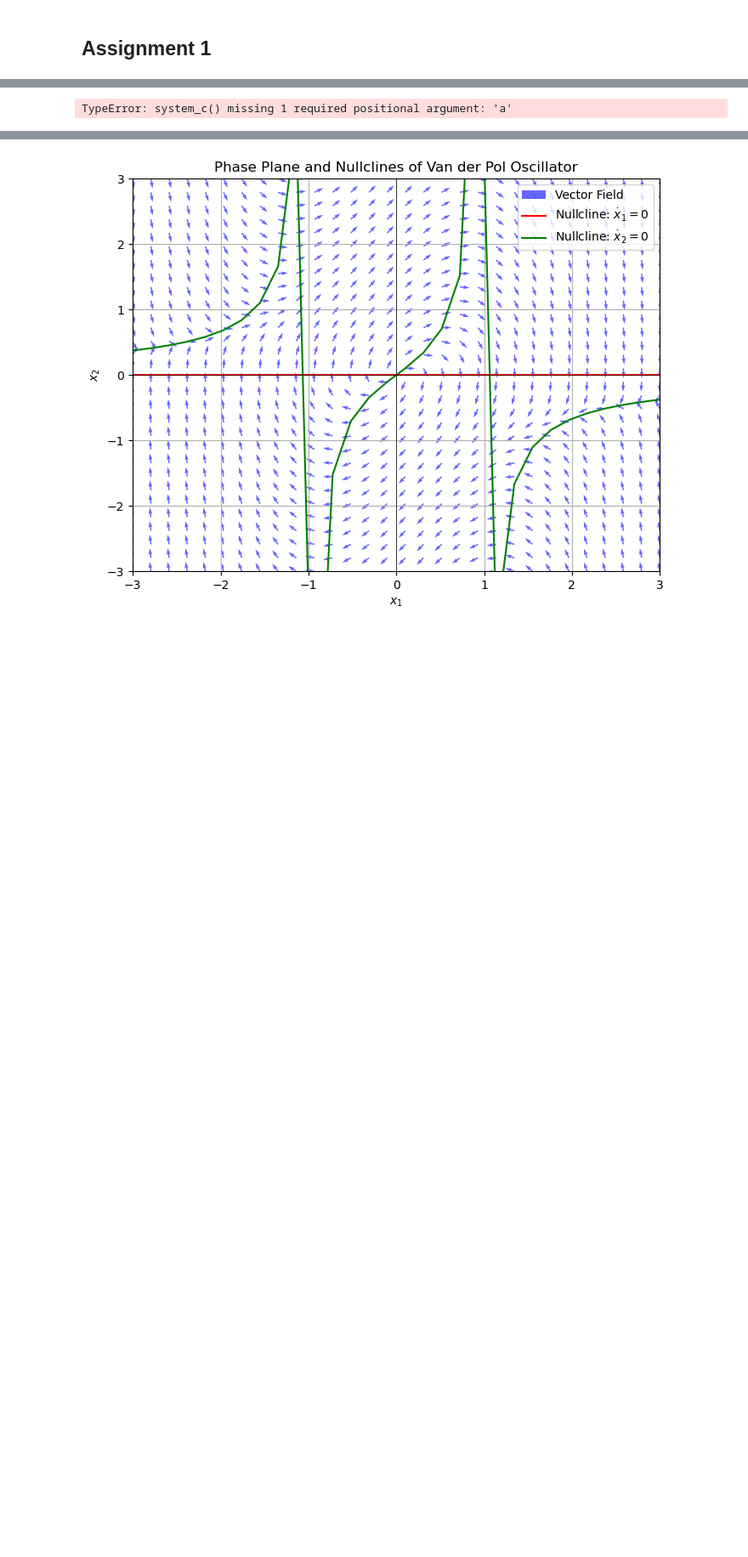
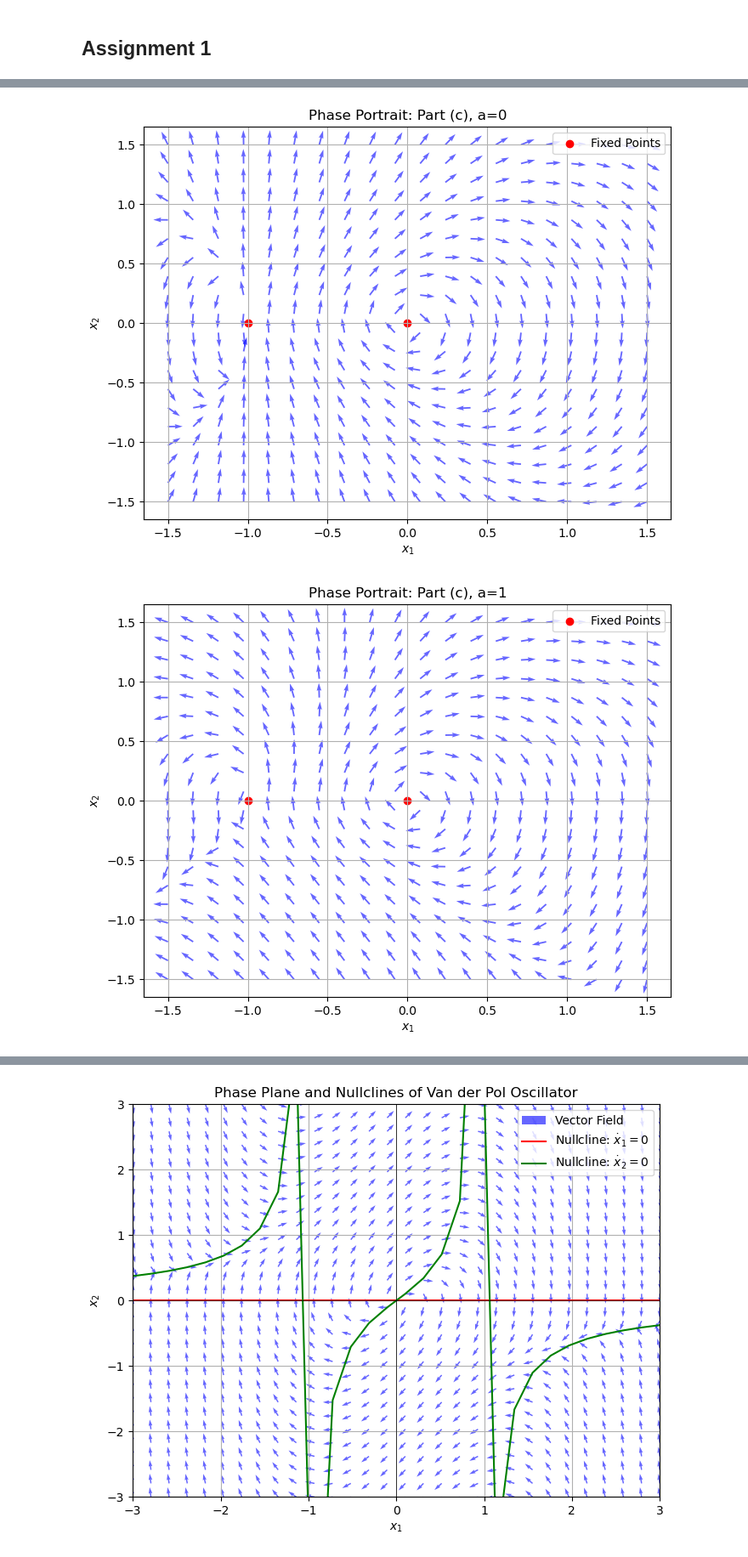
Before and after one commit to EvaMare/Computational-Neuroscience, a Jupyter notebook: Assignment 2.ipynb, the cells around one changed output, grey strips where cells are left out. Shown at 85% size. Drawn from its saved outputs; the diff is of its cells as text; code cells hidden in the pictures; blank space fills up the shorter version.

```diff
--- a/Assignment 2.ipynb
+++ b/Assignment 2.ipynb
@@ -39,10 +39,11 @@ def system_b(X):
 
 # Part (b): Solve for fixed points
 def fixed_points_b():
-    guesses = [(0, 0.5), (0, -0.5), (0.5, 0), (-0.5, 0)]
+    guesses = [(0,0), (0, 0.5), (0, -0.5), (0.5, 0), (-0.5, 0)]
     fixed_points = []
     for guess in guesses:
         sol = fsolve(system_b, guess)
+        sol = np.round(sol, decimals=5)  # Round for precision issues
         if not any(np.allclose(sol, fp) for fp in fixed_points):
             fixed_points.append(sol)
     return np.array(fixed_points)
@@ -65,7 +66,10 @@ def plot_phase_portrait(system, fixed_points, x_range, y_range, title, a=None):
 
     for i in range(X1.shape[0]):
         for j in range(X1.shape[1]):
-            dX = system([X1[i, j], X2[i, j]], a) if a else system([X1[i, j], X2[i, j]])
+            if a is not None:  # If parameter 'a' is required
+                dX = system([X1[i, j], X2[i, j]], a)
+            else:  # Systems without 'a'
+                dX = system([X1[i, j], X2[i, j]])
             DX1[i, j], DX2[i, j] = dX / np.linalg.norm(dX) if np.linalg.norm(dX) > 0 else (0, 0)
 
     plt.figure(figsize=(8, 6))
@@ -100,4 +103,5 @@ for a in a_values:
 [figure]
 [figure]
 [figure]
-TypeError: system_c() missing 1 required positional argument: 'a'
+[figure, added]
+[figure, added]
```
Also changed, not shown: parts of 7 cells of this notebook.
